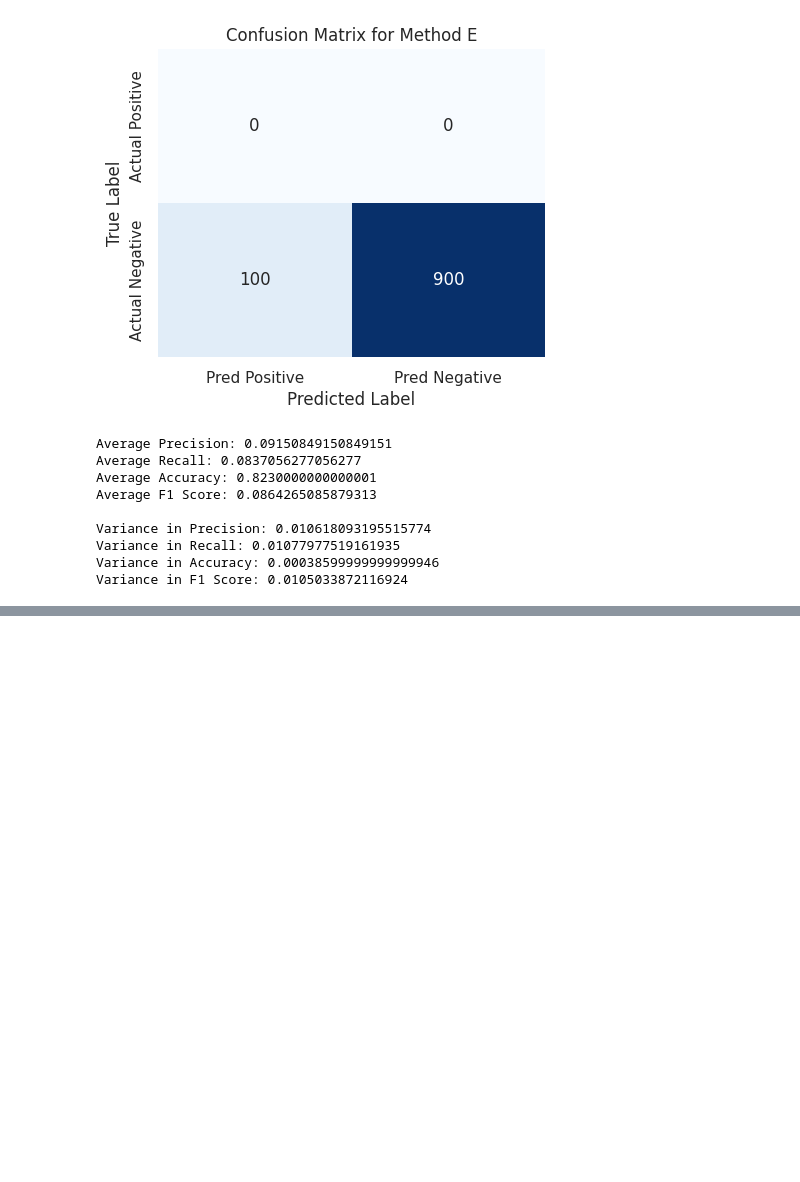
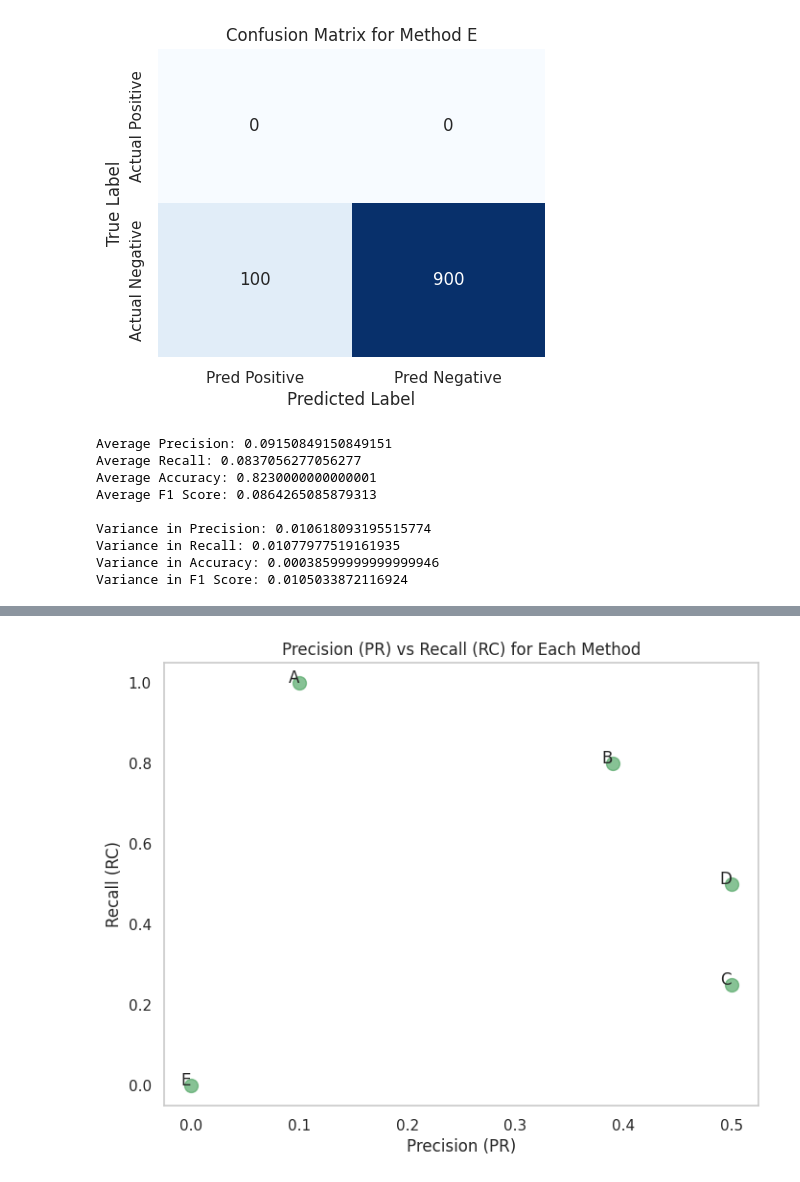
Before and after one commit to martacuevasr/Lab2_Computational_learning, a Jupyter notebook: taskA/Classification.ipynb, the cells around one changed output, grey strips where cells are left out. Drawn from its saved outputs; the diff is of its cells as text; code cells hidden in the pictures; blank space fills up the shorter version.

```diff
--- a/taskA/Classification.ipynb
+++ b/taskA/Classification.ipynb
@@ -355,0 +306,13 @@ Variance in F1 Score: 0.0105033872116924
+# %%
+# Gráfico PR vs RC
+plt.figure(figsize=(8, 6))
+plt.scatter(df_metrics['Precision (PR)'], df_metrics['Recall (RC)'], color='g', s=100, alpha=0.7)
+for i, method in enumerate(df_metrics['Method']):
+    plt.text(df_metrics['Precision (PR)'][i], df_metrics['Recall (RC)'][i], method, fontsize=12, ha='right')
+plt.xlabel('Precision (PR)')
+plt.ylabel('Recall (RC)')
+plt.title('Precision (PR) vs Recall (RC) for Each Method')
+plt.grid()
+plt.show()
+# %% [output]
+[figure, added]
```
Also changed, not shown: parts of 4 cells of this notebook, 17 other files.
